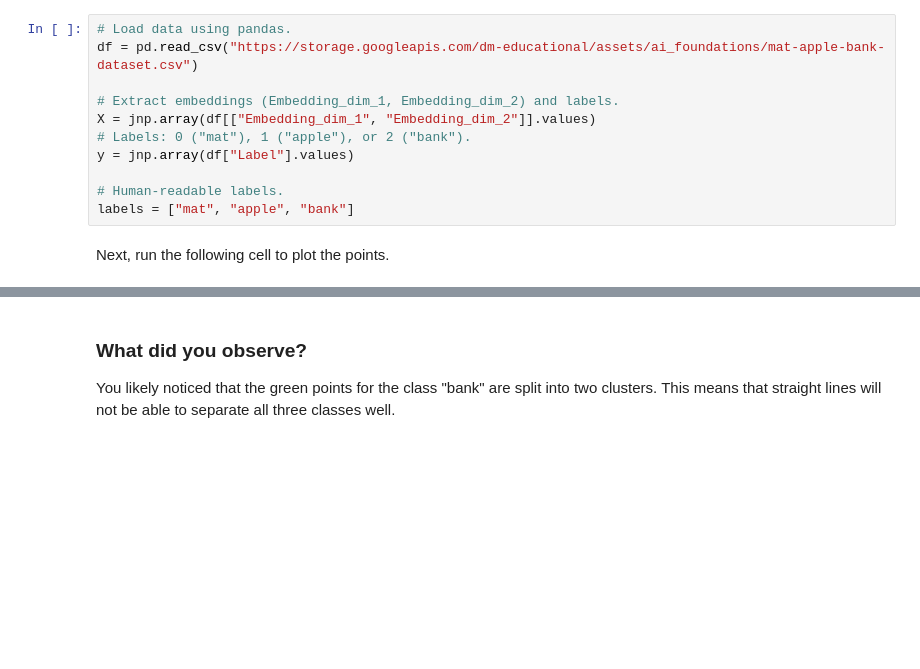
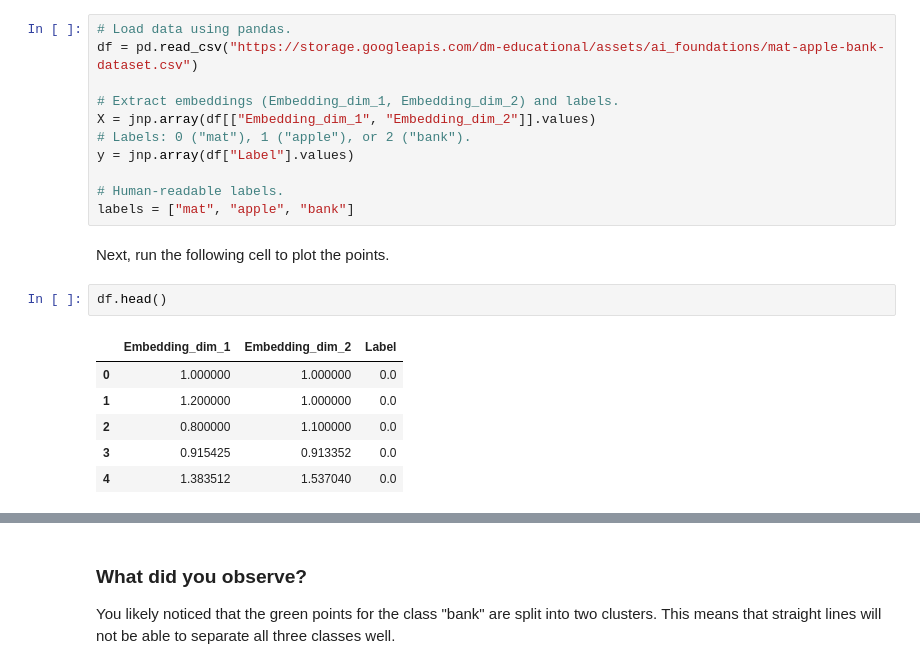
Before and after one commit to bornofdata/AI-Research-Foundations, a Jupyter notebook: DeepMinds/10_separate_more_complex_data.ipynb, the cells around one changed output, grey strips where cells are left out. Drawn from its saved outputs; the diff is of its cells as text; blank space fills up the shorter version.

```diff
--- a/DeepMinds/10_separate_more_complex_data.ipynb
+++ b/DeepMinds/10_separate_more_complex_data.ipynb
@@ -101,3 +103,12 @@ y = jnp.array(df["Label"].values)
 labels = ["mat", "apple", "bank"]
 # %% [markdown]
 Next, run the following cell to plot the points.
+# %%
+df.head()
+# %% [output]
+|  | Embedding_dim_1 | Embedding_dim_2 | Label |
+| 0 | 1.000000 | 1.000000 | 0.0 |
+| 1 | 1.200000 | 1.000000 | 0.0 |
+| 2 | 0.800000 | 1.100000 | 0.0 |
+| 3 | 0.915425 | 0.913352 | 0.0 |
+| 4 | 1.383512 | 1.537040 | 0.0 |
```
Also changed, not shown: parts of 7 cells of this notebook.
